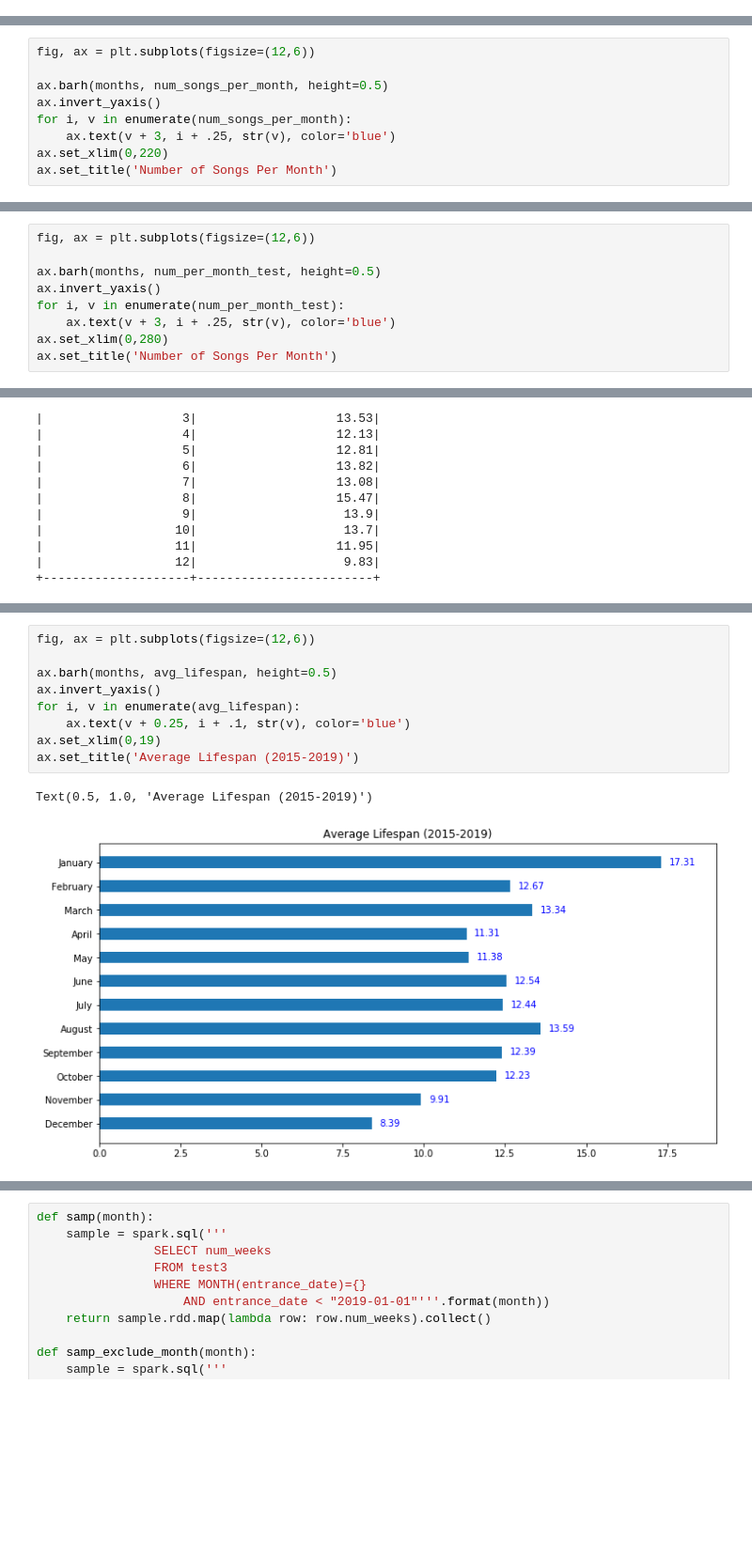
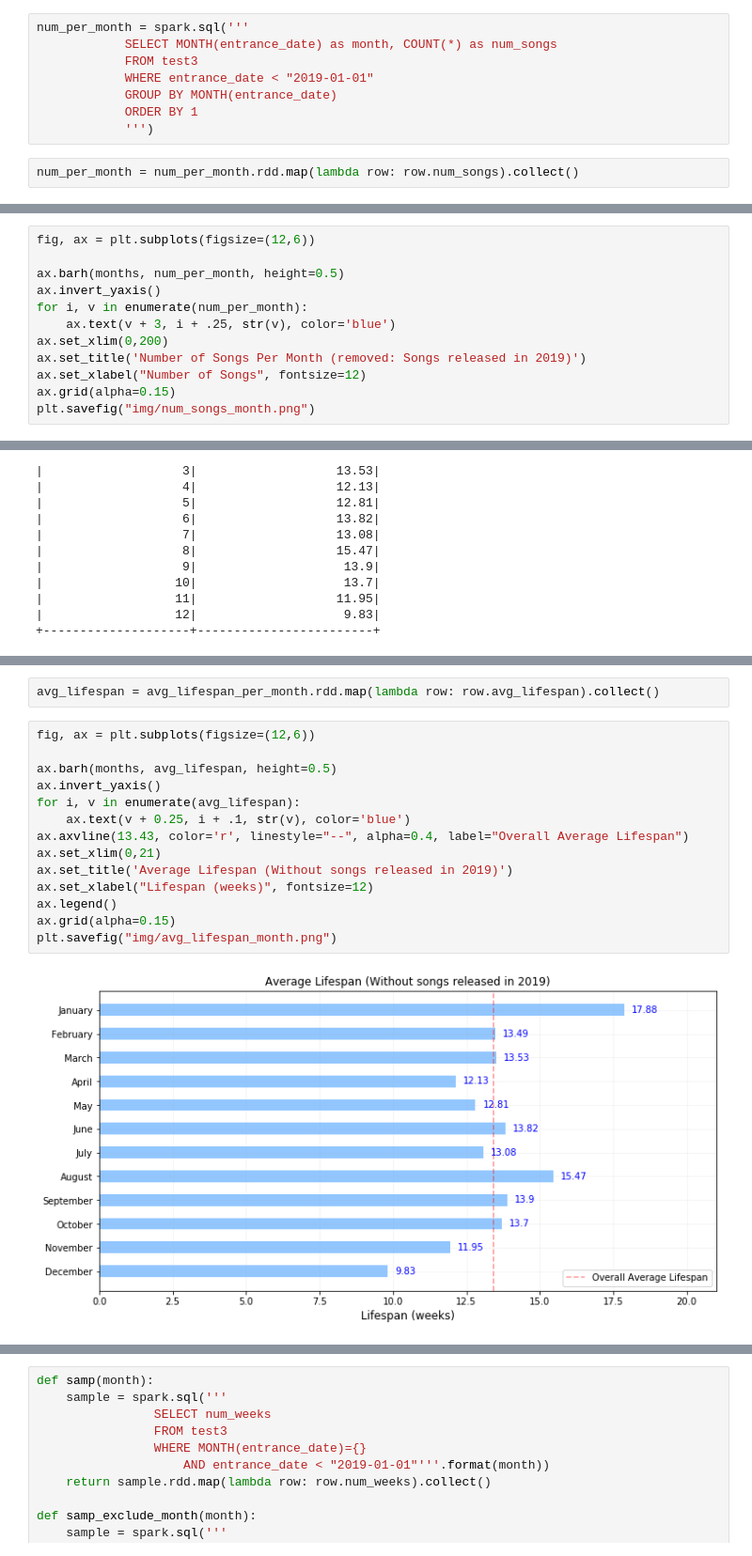
Before and after one commit to virsagothethird/UK-Top-100-Songs, a Jupyter notebook: uk100-Copy2.ipynb, the cells around one changed output, grey strips where cells are left out. Shown at 94% size. Saved outputs shown, nothing was run; the diff lists cells and outputs as text; blank space fills up the shorter version.

```diff
--- a/uk100-Copy2.ipynb
+++ b/uk100-Copy2.ipynb
@@ -859,2 +820,12 @@ num_songs_per_month
 # %%
 months = ['January', 'February', 'March', 'April', 'May', 'June', 'July', 'August', 'September', 'October', 'November', 'December']
+# %%
+num_per_month = spark.sql('''
+            SELECT MONTH(entrance_date) as month, COUNT(*) as num_songs
+            FROM test3
+            WHERE entrance_date < "2019-01-01"
+            GROUP BY MONTH(entrance_date)
+            ORDER BY 1
+            ''')
+# %%
+num_per_month = num_per_month.rdd.map(lambda row: row.num_songs).collect()
@@ -861,10 +836,13 @@ months = ['January', 'February', 'March', 'April', 'May', 'June', 'July', 'Augus
 # %%
 fig, ax = plt.subplots(figsize=(12,6))
 
-ax.barh(months, num_songs_per_month, height=0.5)
+ax.barh(months, num_per_month, height=0.5)
 ax.invert_yaxis()
-for i, v in enumerate(num_songs_per_month):
+for i, v in enumerate(num_per_month):
     ax.text(v + 3, i + .25, str(v), color='blue')
-ax.set_xlim(0,220)
-ax.set_title('Number of Songs Per Month')
+ax.set_xlim(0,200)
+ax.set_title('Number of Songs Per Month (removed: Songs released in 2019)')
+ax.set_xlabel("Number of Songs", fontsize=12)
+ax.grid(alpha=0.15)
+plt.savefig("img/num_songs_month.png")
 # %% [output]
@@ -886,9 +849,0 @@ num_per_month_test
-# %%
-fig, ax = plt.subplots(figsize=(12,6))
-
-ax.barh(months, num_per_month_test, height=0.5)
-ax.invert_yaxis()
-for i, v in enumerate(num_per_month_test):
-    ax.text(v + 3, i + .25, str(v), color='blue')
-ax.set_xlim(0,280)
-ax.set_title('Number of Songs Per Month')
@@ -990,12 +892,18 @@ avg_lifespan
+# %%
+avg_lifespan = avg_lifespan_per_month.rdd.map(lambda row: row.avg_lifespan).collect()
 # %%
 fig, ax = plt.subplots(figsize=(12,6))
 
 ax.barh(months, avg_lifespan, height=0.5)
 ax.invert_yaxis()
 for i, v in enumerate(avg_lifespan):
     ax.text(v + 0.25, i + .1, str(v), color='blue')
-ax.set_xlim(0,19)
-ax.set_title('Average Lifespan (2015-2019)')
+ax.axvline(13.43, color='r', linestyle="--", alpha=0.4, label="Overall Average Lifespan")
+ax.set_xlim(0,21)
+ax.set_title('Average Lifespan (Without songs released in 2019)')
+ax.set_xlabel("Lifespan (weeks)", fontsize=12)
+ax.legend()
+ax.grid(alpha=0.15)
+plt.savefig("img/avg_lifespan_month.png")
 # %% [output]
-Text(0.5, 1.0, 'Average Lifespan (2015-2019)')
-[figure, old version]
+[figure, new version]
```
Also changed, not shown: parts of 45 cells of this notebook, 5 other files.
